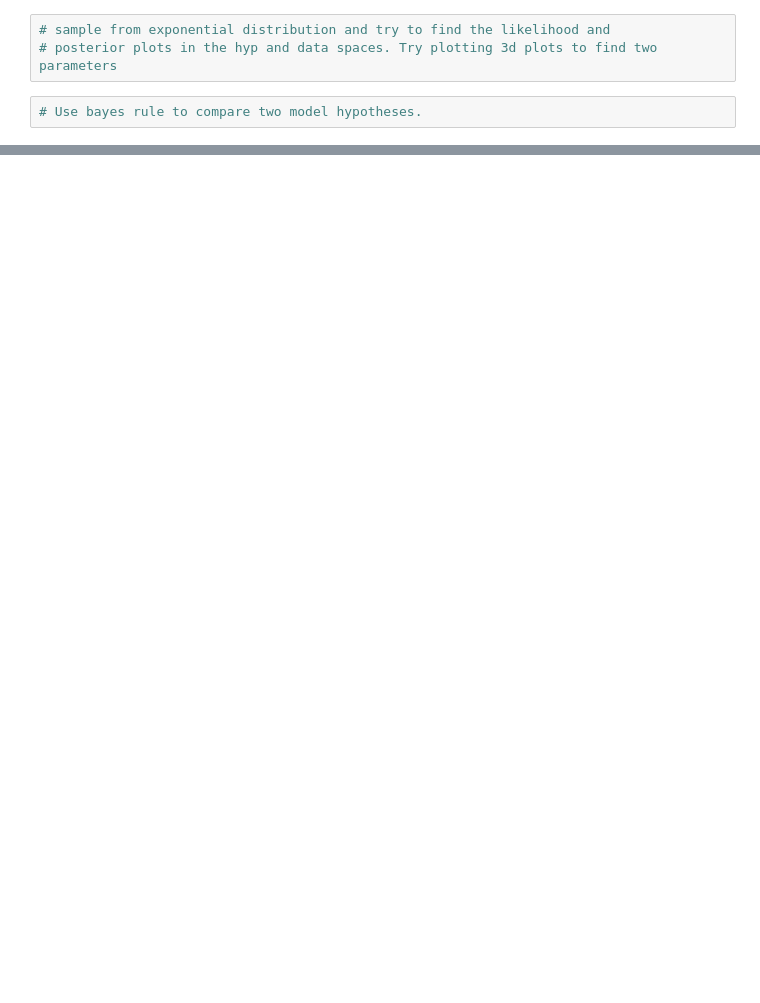
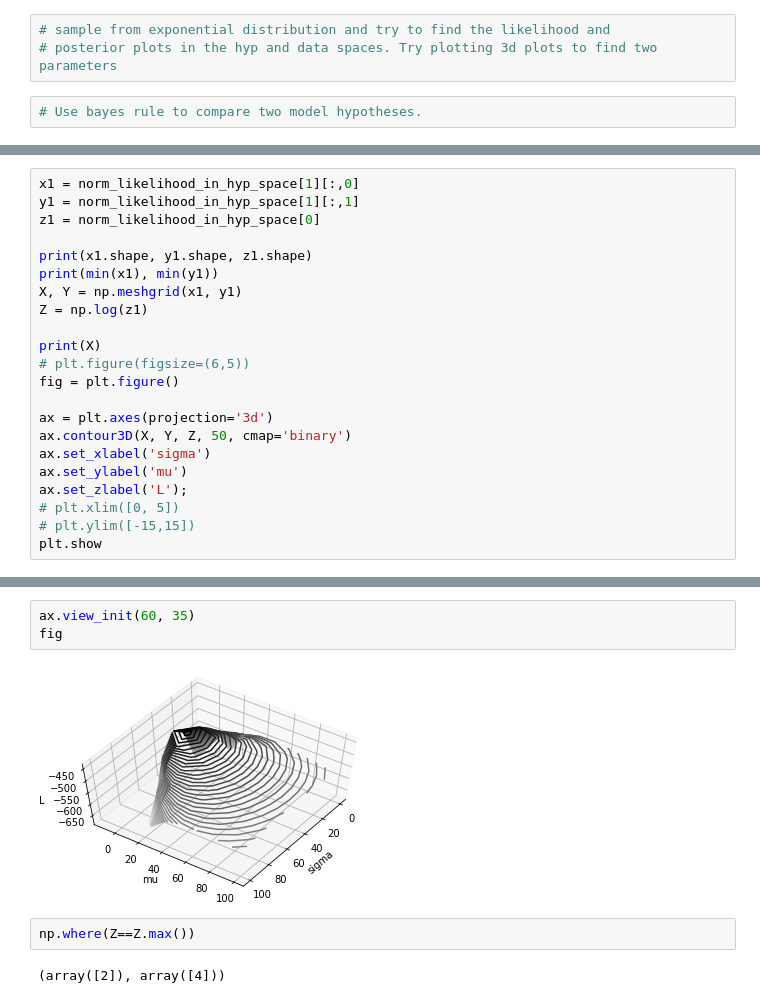
Before and after one commit to olwflynn/Learning, a Jupyter notebook: Bayesian learning - Decoders and Inference.ipynb, the cells around one changed output, grey strips where cells are left out. Drawn from its saved outputs; the diff is of its cells as text; blank space fills up the shorter version.

```diff
--- a/Bayesian learning - Decoders and Inference.ipynb
+++ b/Bayesian learning - Decoders and Inference.ipynb
@@ -31,0 +151,22 @@ bayes = Bayesian()
+# %%
+x1 = norm_likelihood_in_hyp_space[1][:,0]
+y1 = norm_likelihood_in_hyp_space[1][:,1]
+z1 = norm_likelihood_in_hyp_space[0]
+
+print(x1.shape, y1.shape, z1.shape)
+print(min(x1), min(y1))
+X, Y = np.meshgrid(x1, y1)
+Z = np.log(z1)
+
+print(X)
+# plt.figure(figsize=(6,5))
+fig = plt.figure()
+
+ax = plt.axes(projection='3d')
+ax.contour3D(X, Y, Z, 50, cmap='binary')
+ax.set_xlabel('sigma')
+ax.set_ylabel('mu')
+ax.set_zlabel('L');
+# plt.xlim([0, 5])
+# plt.ylim([-15,15])
+plt.show
@@ -31,0 +188,9 @@ bayes = Bayesian()
+# %%
+ax.view_init(60, 35)
+fig
+# %% [output]
+[figure, added]
+# %%
+np.where(Z==Z.max())
+# %% [output]
+(array([2]), array([4]))
```
Also changed, not shown: parts of 16 cells of this notebook.
